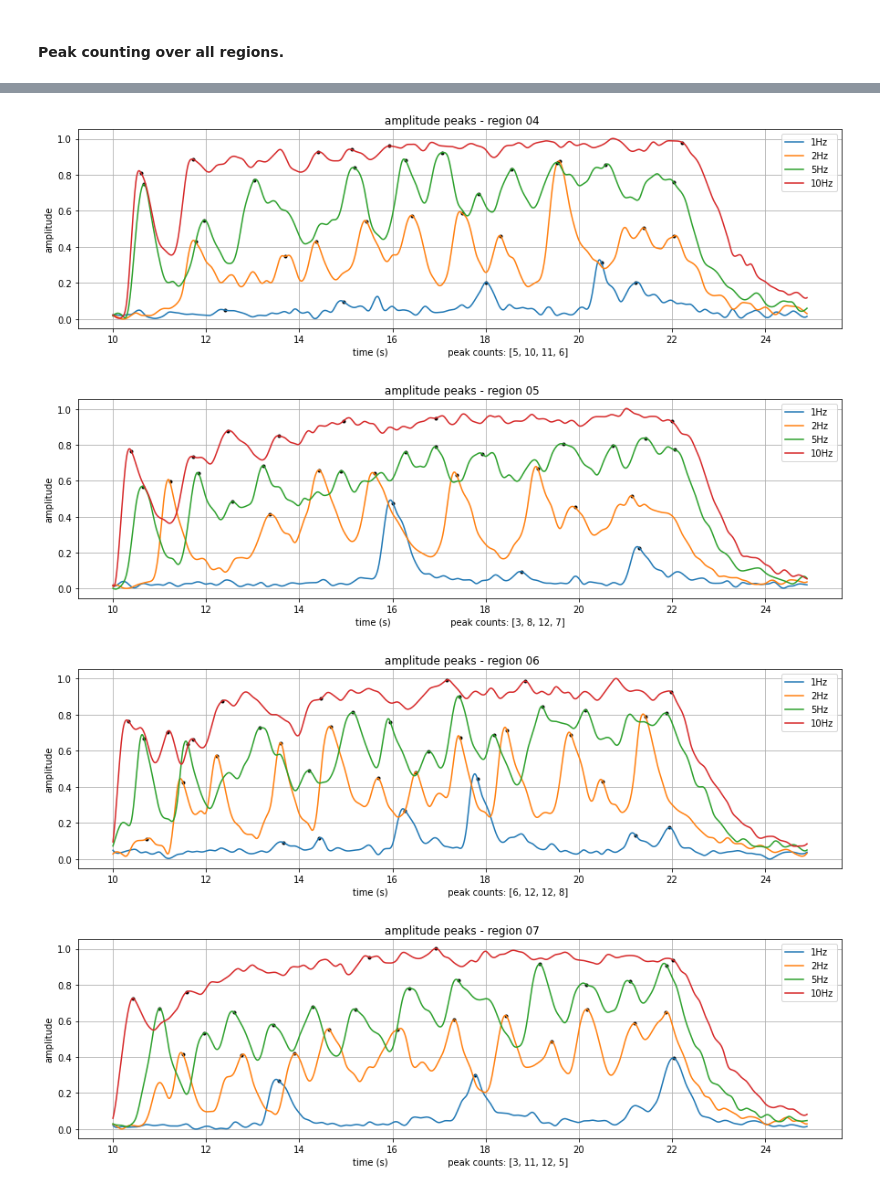
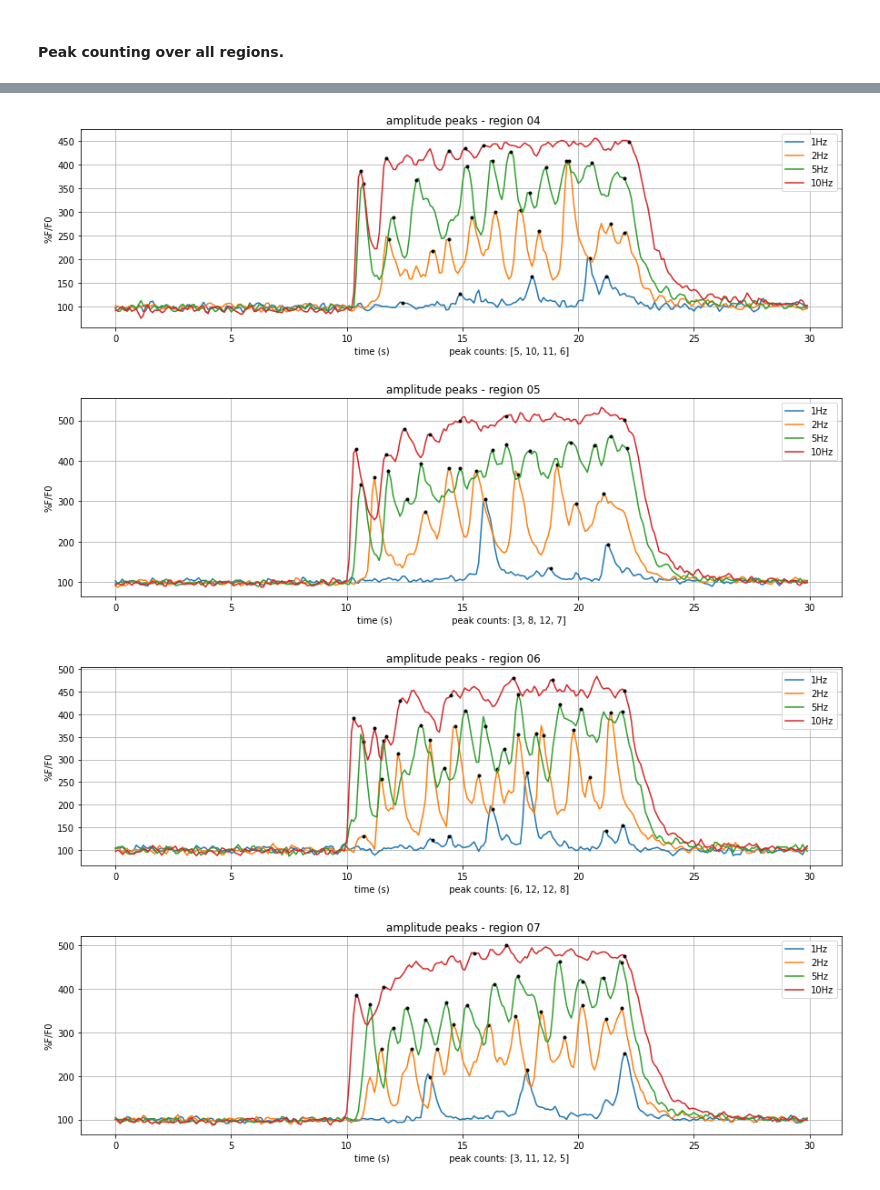
Before and after one commit to jrugis/cell_tools_historical, a Jupyter notebook: IMAGING/notebooks/post_processing_peaks.ipynb, the cells around one changed output, grey strips where cells are left out. Saved outputs shown, nothing was run; the diff lists cells and outputs as text; code cells hidden in the pictures.

```diff
--- a/IMAGING/notebooks/post_processing_peaks.ipynb
+++ b/IMAGING/notebooks/post_processing_peaks.ipynb
@@ -92,6 +92,7 @@ for r in region_files:     # for each region
 
   sr = p / trng   # the sample rate
   pk = []
+  pts = []
   for idx,y in enumerate(Y0): # for each trace
     f = interp1d(X0, y, kind='cubic')                     # define the resampling function
     X = np.linspace(tmin, tmax, p+1, endpoint=True)       # define the new time steps
@@ -105,24 +106,33 @@ for r in region_files:     # for each region
     sos = signal.butter(7, 2.0, btype='lowpass', fs=sr, output='sos')
     Yf = signal.sosfiltfilt(sos, Yf) # zero phase shift filter
 
-    pks,_ = signal.find_peaks(Yf,prominence=0.04)         # find peaks
-    pk.append(len(pks))
-    ax.plot(X[pks],Y[pks],'k.')                           # plot the peak locations
-    ax.plot(X,Y,label=str(data_labels[idx]))              # plot the resampled data
+    pks,_ = signal.find_peaks(Yf,prominence=0.04)         # find indices of peaks in the resampled, filtered data
+    pk.append(len(pks))                                   # save the number of peaks
+    pidx = np.around(stim_start + (stim_done-stim_start-1)*pks/p).astype(int)  # convert to indices in the original data
+    pts.append([A0[0][pidx], A0[idx+1][pidx]])            # save the peaks as points in the original data
+    ax.plot(A0[0],A0[idx+1],label=str(data_labels[idx]))        # plot the original data
+    ax.plot(pts[-1][0],pts[-1][1],'k.')                         # plot the peak locations
 
   pkall.append(pk) # append the number of peaks for this region to the overall list
   ax.legend()
   ax.set_title(" amplitude peaks - region " + region)
   ax.set(xlabel="time (s)                     peak counts: " + str(pk))
-  ax.set(ylabel="amplitude")
+  ax.set(ylabel="%F/F0")
 
   # save figure to pdf
   fig.savefig("../results/" + results_widget.value +'/' + "peaks" + "_region_" + region + ".pdf")
   plt.show()
   plt.close() # frees up memory
 
+  # save peak point locations to CSV file
+  with open ("../results/" + results_widget.value +'/' + "peaks" + "_region_" + region + ".csv", 'w') as file:
+    writer = csv.writer(file)
+    for trace in pts:                                      # for each trace...
+      for pt in np.transpose(np.array(trace)):             #   for each point...
+        writer.writerow('{:.2f}'.format(x) for x in pt)    #     save the point (time and intensity)
+
 # save peak counts to CSV file
-with open ("../results/" + results_widget.value +'/' + "peaks_region_ALL.csv", 'w') as file:
+with open ("../results/" + results_widget.value +'/' + "peaks_counts_ALL.csv", 'w') as file:
   writer = csv.writer(file)
   for row in pkall:
     writer.writerow(row)
@@ -133,4 +143,4 @@ with open ("../results/" + results_widget.value +'/' + "peaks_region_ALL.csv", '
-[figure, old version]
+[figure, new version]
-[figure, old version]
+[figure, new version]
-[figure, old version]
+[figure, new version]
-[figure, old version]
+[figure, new version]
```
Also changed, not shown: parts of 1 cell of this notebook, 4 other files.
